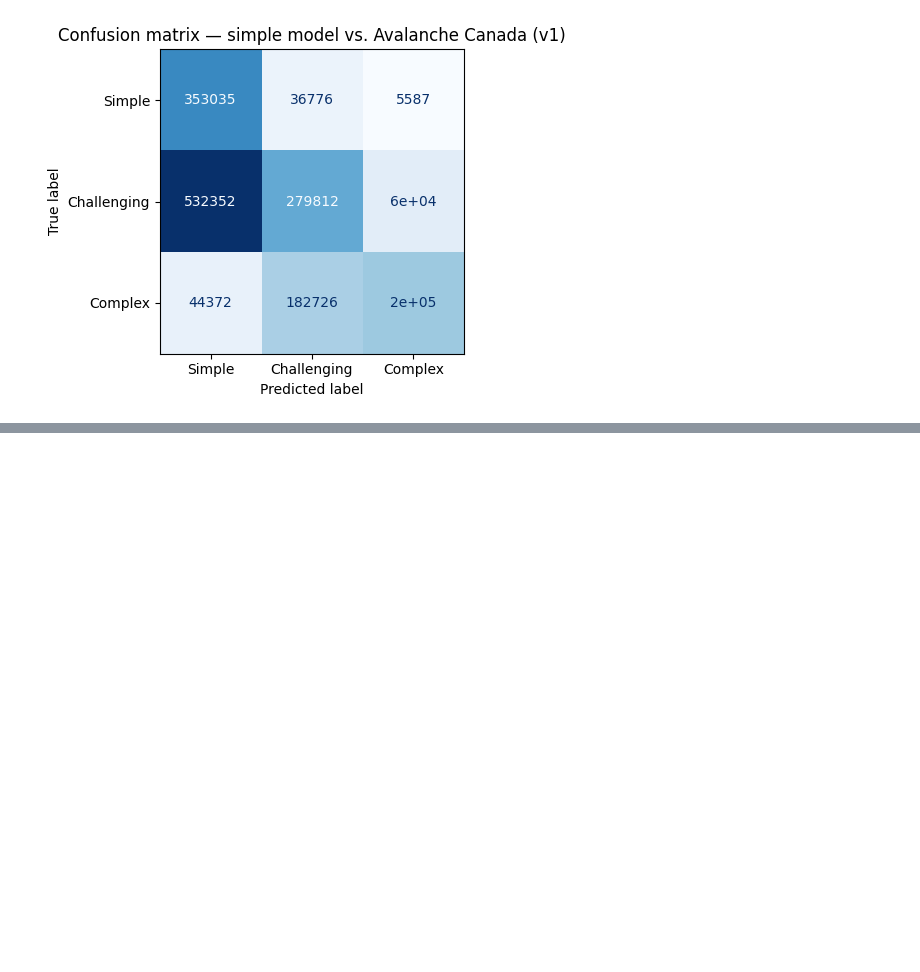
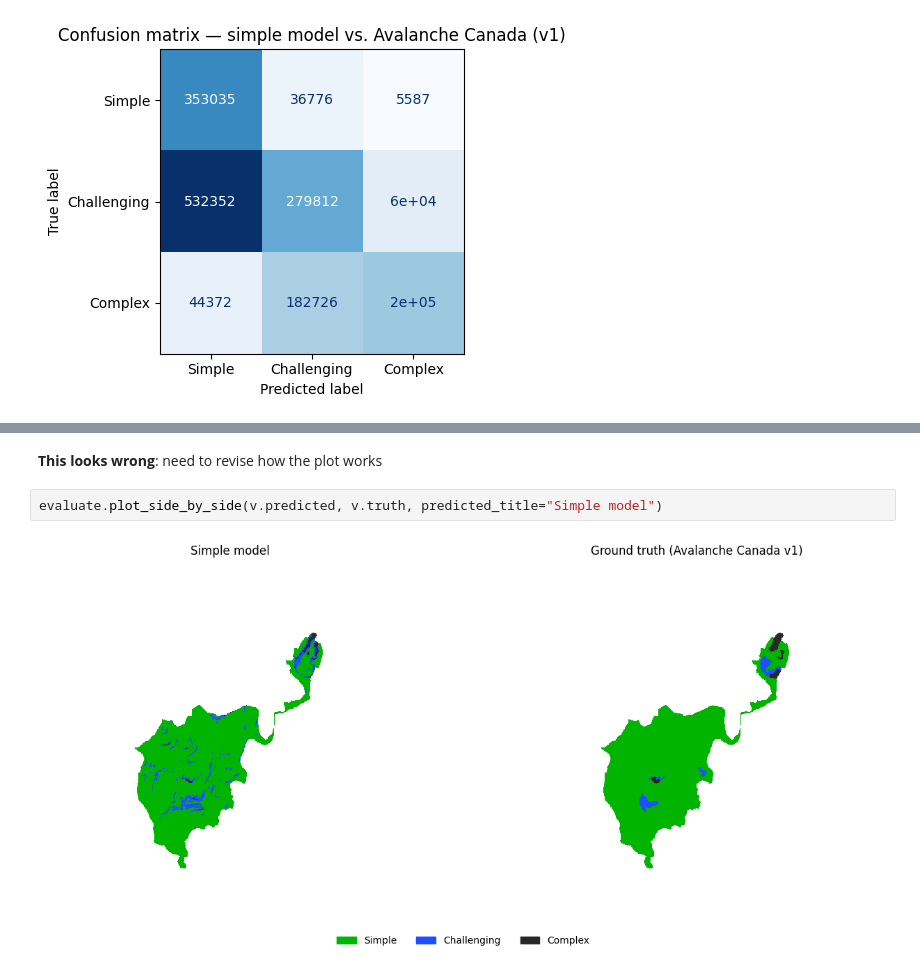
Before and after one commit to jacKlinc/ice-autoATES, a Jupyter notebook: notebooks/validation.ipynb, the cells around one changed output, grey strips where cells are left out. Drawn from its saved outputs; the diff is of its cells as text; blank space fills up the shorter version.

```diff
--- a/notebooks/validation.ipynb
+++ b/notebooks/validation.ipynb
@@ -66,0 +78,6 @@ evaluate.plot_side_by_side(v.predicted, v.truth, predicted_title="Simple model")
+# %% [markdown]
+**This looks wrong**: need to revise how the plot works
+# %%
+evaluate.plot_side_by_side(v.predicted, v.truth, predicted_title="Simple model")
+# %% [output]
+[figure, added]
```
Also changed, not shown: parts of 8 cells of this notebook, 1 other file.
